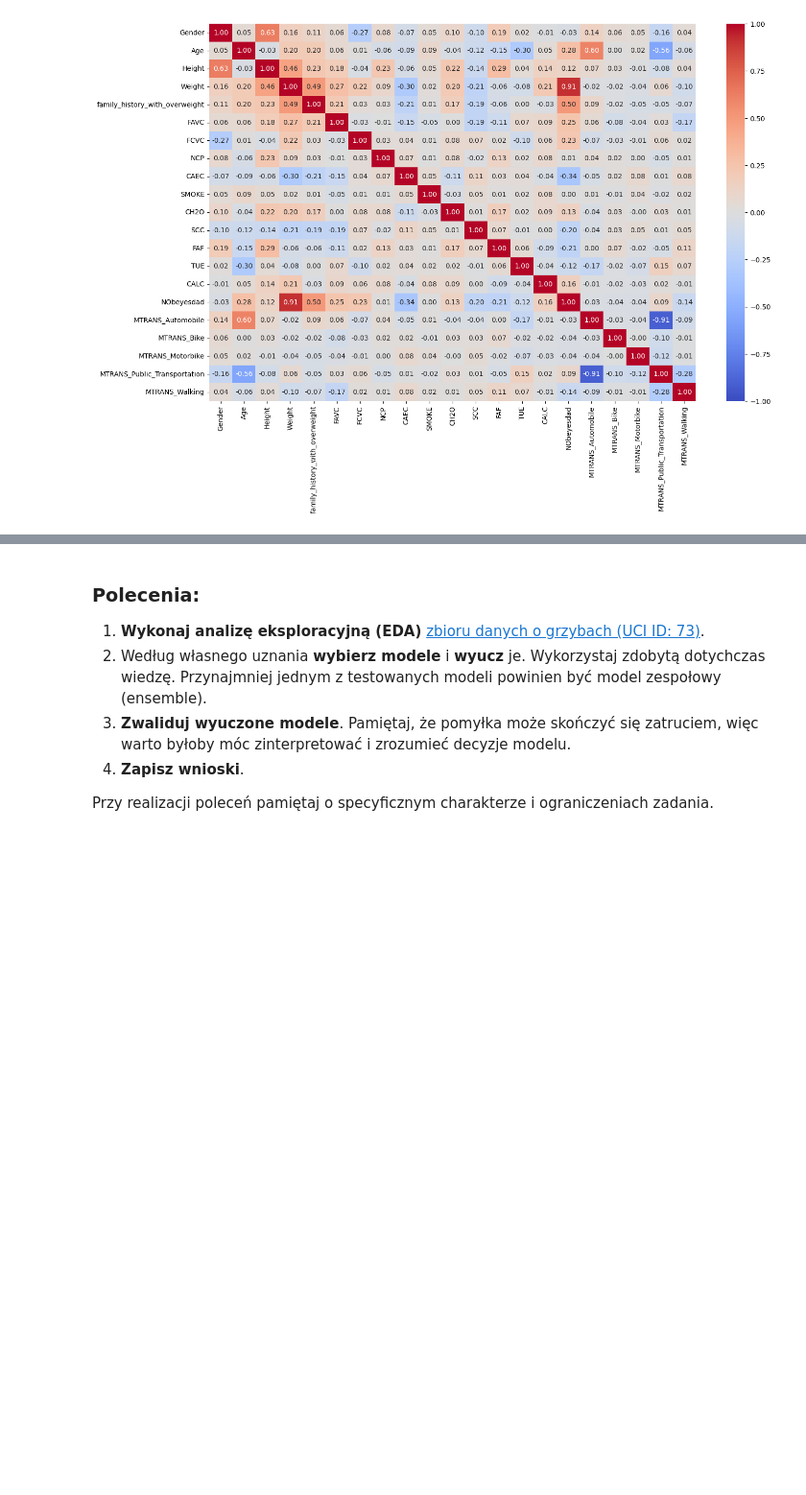
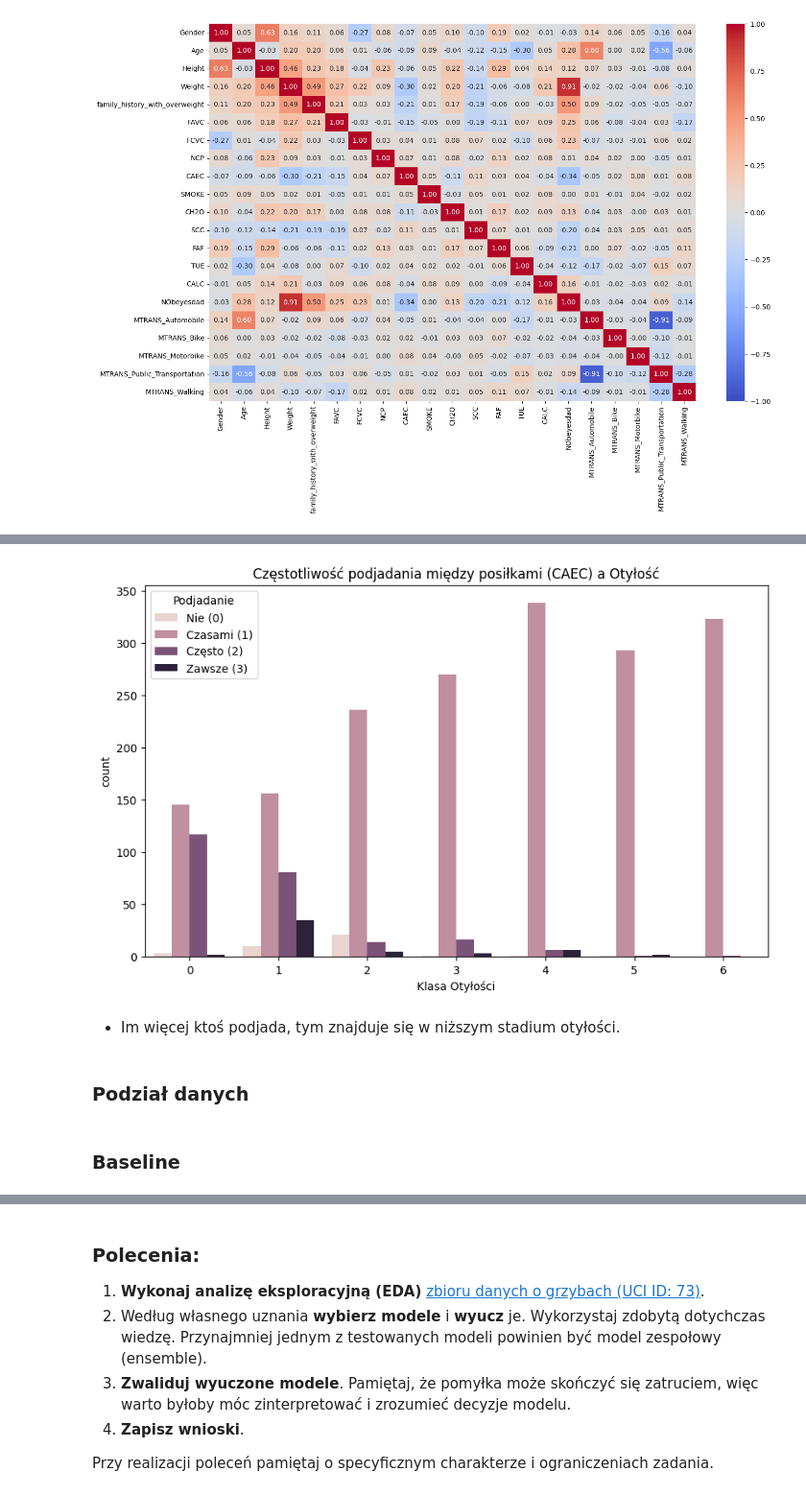
Before and after one commit to Zajecia-na-PWr-LR/lista-5-dawidmuszynski1, a Jupyter notebook: Lab_05.ipynb, the cells around one changed output, grey strips where cells are left out. Shown at 96% size. Saved outputs shown, nothing was run; the diff lists cells and outputs as text; code cells hidden in the pictures; blank space fills up the shorter version.

```diff
--- a/Lab_05.ipynb
+++ b/Lab_05.ipynb
@@ -143,0 +180,13 @@ plt.show()
+# %%
+plt.figure(figsize=(10, 6))
+sns.countplot(x='NObeyesdad', hue='CAEC', data=df)
+plt.title('Częstotliwość podjadania między posiłkami (CAEC) a Otyłość')
+plt.xlabel('Klasa Otyłości')
+plt.legend(title='Podjadanie', labels=['Nie (0)', 'Czasami (1)', 'Często (2)', 'Zawsze (3)'])
+plt.show()
+# %% [output]
+[figure, added]
+# %% [markdown]
+- Im więcej ktoś podjada, tym znajduje się w niższym stadium otyłości.
+# %% [markdown]
+### Podział danych
@@ -143,0 +200,2 @@ plt.show()
+# %% [markdown]
+### Baseline
```
Also changed, not shown: parts of 29 cells of this notebook.
